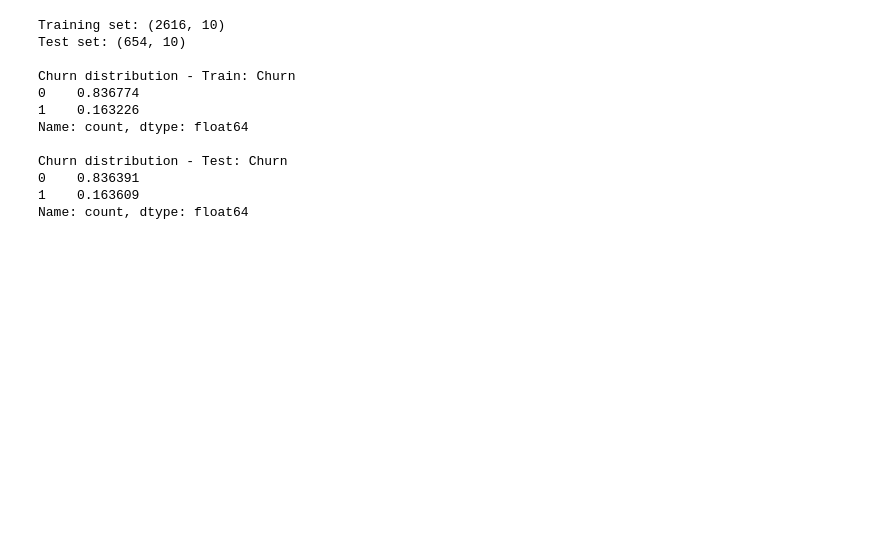
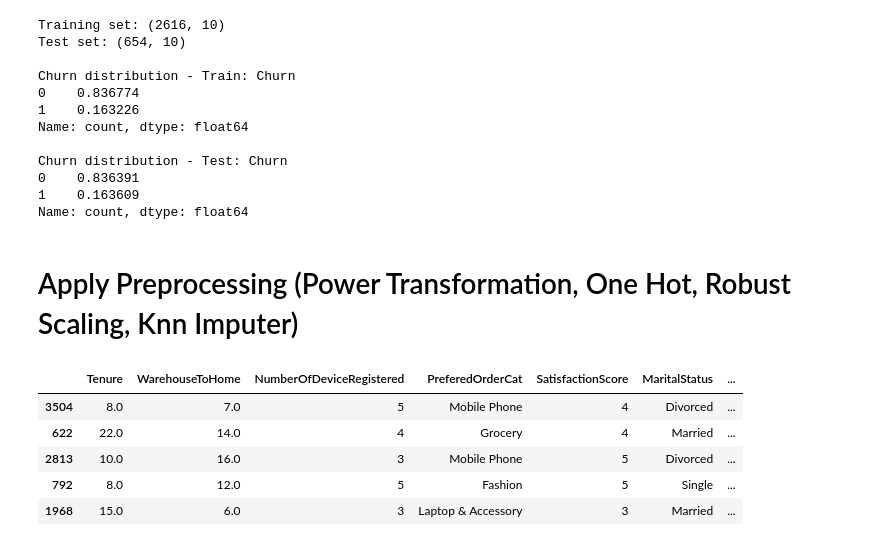
Before and after one commit to nayana-sisil/predictive-customer-churn-ecommerce-retention, a Jupyter notebook: cutomer_churn.ipynb, the cells around one changed output. Drawn from its saved outputs; the diff is of its cells as text; code cells hidden in the pictures; blank space fills up the shorter version.

Commit message:
Apply Preprocessing (Power Transformation, One Hot, Robust Scaling, Knn Imputer)

```diff
--- a/cutomer_churn.ipynb
+++ b/cutomer_churn.ipynb
@@ -1607,3 +1607,14 @@ Churn distribution - Test: Churn
 0    0.836391
 1    0.163609
 Name: count, dtype: float64
+# %% [markdown]
+# Apply Preprocessing (Power Transformation, One Hot, Robust Scaling, Knn Imputer)
+# %%
+X_train.head()
+# %% [output]
+|  | Tenure | WarehouseToHome | NumberOfDeviceRegistered | PreferedOrderCat | SatisfactionScore | MaritalStatus | ... |
+| 3504 | 8.0 | 7.0 | 5 | Mobile Phone | 4 | Divorced | ... |
+| 622 | 22.0 | 14.0 | 4 | Grocery | 4 | Married | ... |
+| 2813 | 10.0 | 16.0 | 3 | Mobile Phone | 5 | Divorced | ... |
+| 792 | 8.0 | 12.0 | 5 | Fashion | 5 | Single | ... |
+| 1968 | 15.0 | 6.0 | 3 | Laptop & Accessory | 3 | Married | ... |
```
Also changed, not shown: parts of 2 cells of this notebook.
